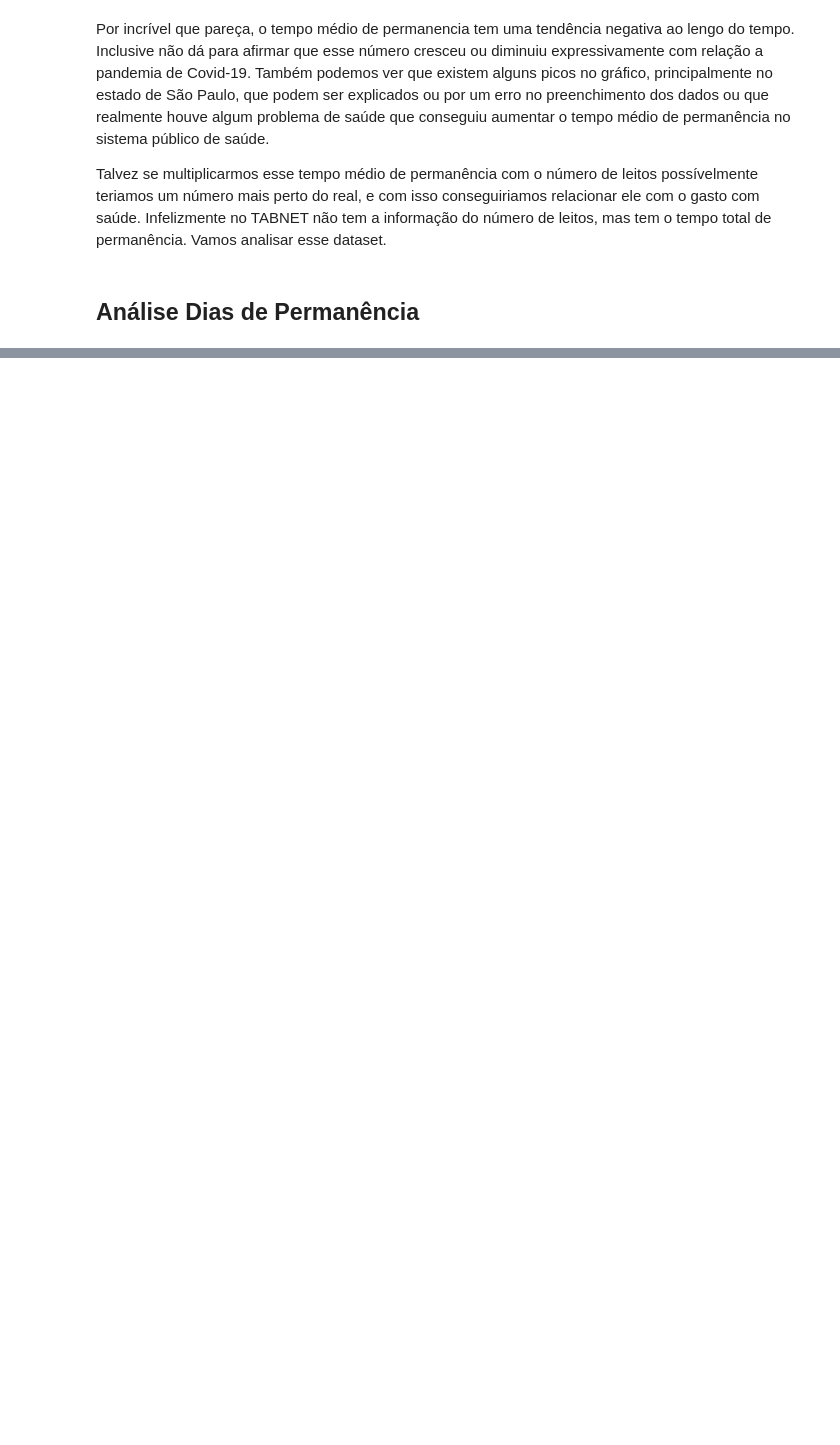
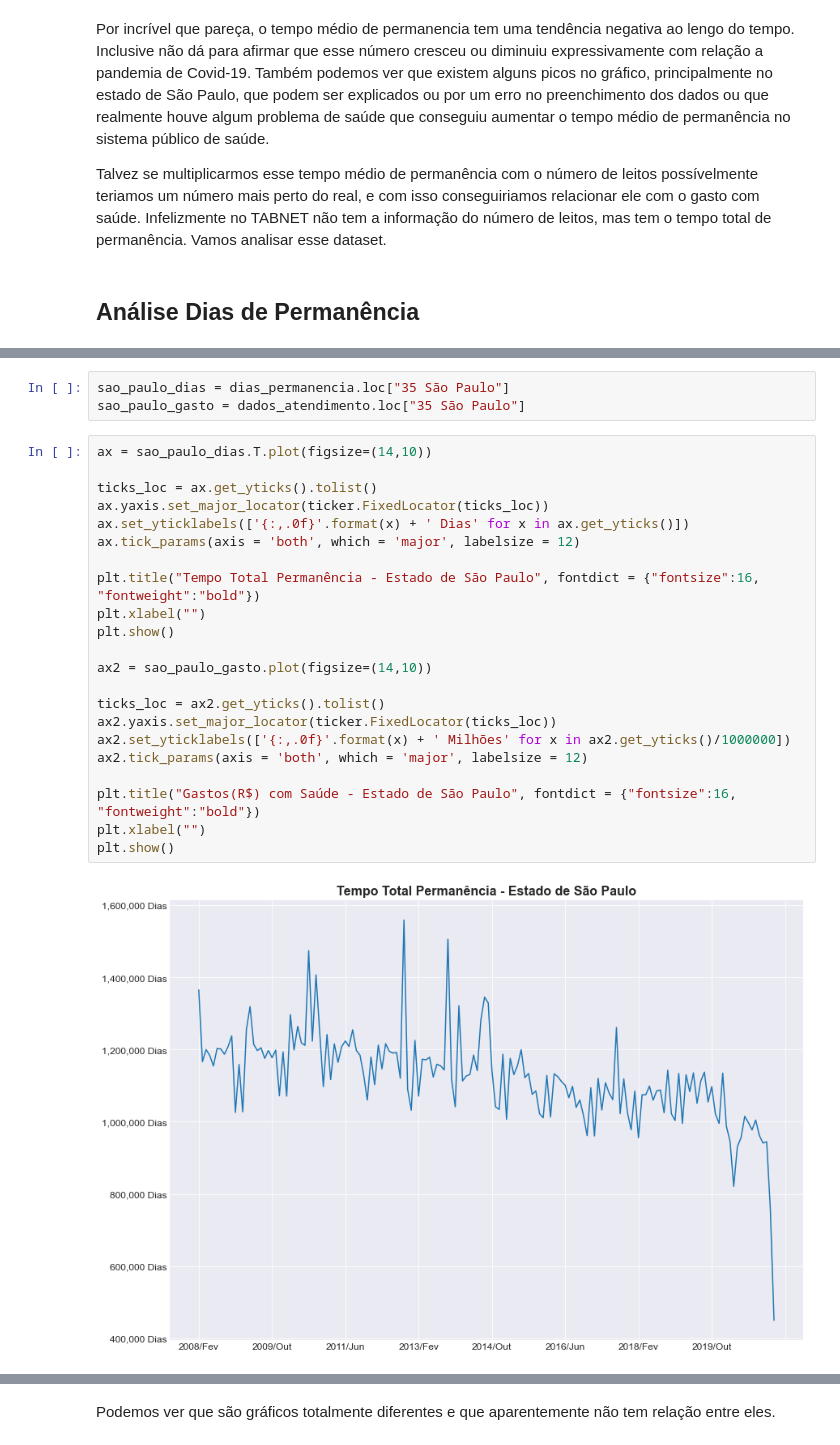
Before and after one commit to iplusl/Analise-gastos-publico-saude, a Jupyter notebook: notebooks/notebook.ipynb, the cells around one changed output, grey strips where cells are left out. Saved outputs shown, nothing was run; the diff lists cells and outputs as text; blank space fills up the shorter version.

```diff
--- a/notebooks/notebook.ipynb
+++ b/notebooks/notebook.ipynb
@@ -494,0 +595,27 @@ Talvez se multiplicarmos esse tempo médio de permanência com o número de leit
+# %%
+sao_paulo_dias = dias_permanencia.loc["35 São Paulo"]
+sao_paulo_gasto = dados_atendimento.loc["35 São Paulo"]
+# %%
+ax = sao_paulo_dias.T.plot(figsize=(14,10))
+
+ticks_loc = ax.get_yticks().tolist()
+ax.yaxis.set_major_locator(ticker.FixedLocator(ticks_loc))
+ax.set_yticklabels(['{:,.0f}'.format(x) + ' Dias' for x in ax.get_yticks()])
+ax.tick_params(axis = 'both', which = 'major', labelsize = 12)
+
+plt.title("Tempo Total Permanência - Estado de São Paulo", fontdict = {"fontsize":16, "fontweight":"bold"})
+plt.xlabel("")
+plt.show()
+
+ax2 = sao_paulo_gasto.plot(figsize=(14,10))
+
+ticks_loc = ax2.get_yticks().tolist()
+ax2.yaxis.set_major_locator(ticker.FixedLocator(ticks_loc))
+ax2.set_yticklabels(['{:,.0f}'.format(x) + ' Milhões' for x in ax2.get_yticks()/1000000])
+ax2.tick_params(axis = 'both', which = 'major', labelsize = 12)
+
+plt.title("Gastos(R$) com Saúde - Estado de São Paulo", fontdict = {"fontsize":16, "fontweight":"bold"})
+plt.xlabel("")
+plt.show()
+# %% [output]
+[figure, added]
@@ -494,0 +623,2 @@ Talvez se multiplicarmos esse tempo médio de permanência com o número de leit
+# %% [markdown]
+Podemos ver que são gráficos totalmente diferentes e que aparentemente não tem relação entre eles.
```
Also changed, not shown: parts of 24 cells of this notebook.
